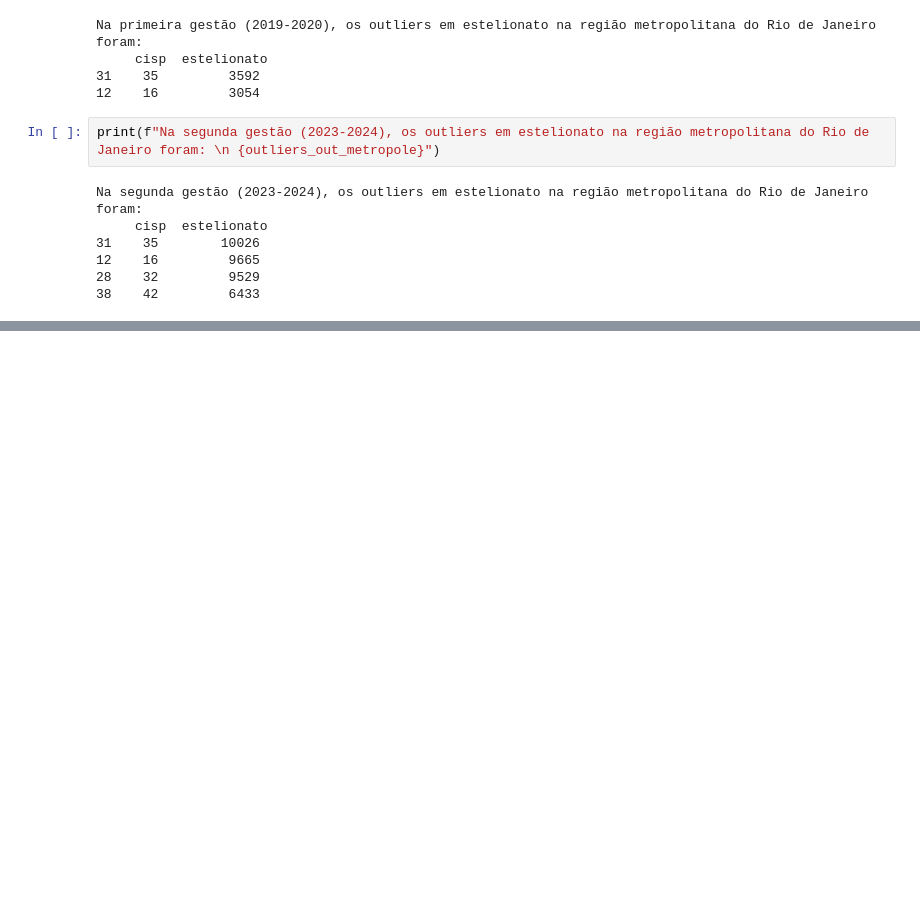
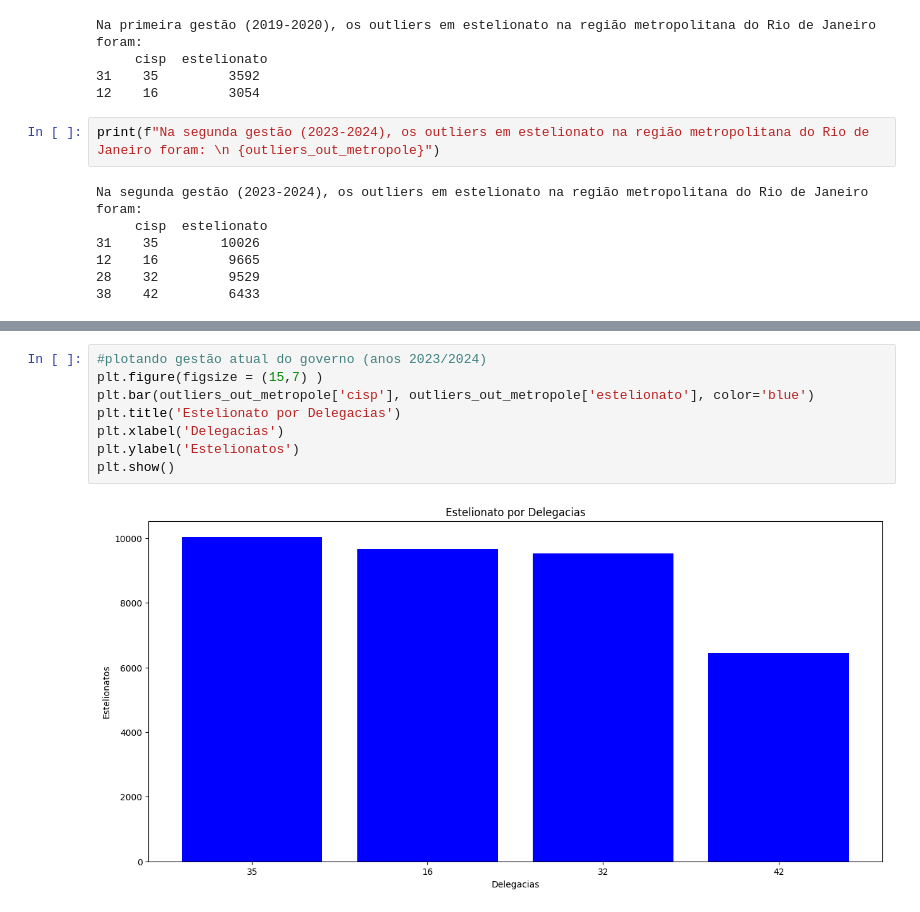
Before and after one commit to Luisfernandesbfr/aula_python_senac, a Jupyter notebook: desafio_aula2811.ipynb, the cells around one changed output, grey strips where cells are left out. Saved outputs shown, nothing was run; the diff lists cells and outputs as text; blank space fills up the shorter version.

```diff
--- a/desafio_aula2811.ipynb
+++ b/desafio_aula2811.ipynb
@@ -768,0 +809,10 @@ Na segunda gestão (2023-2024), os outliers em estelionato na região metropolit
+# %%
+#plotando gestão atual do governo (anos 2023/2024)
+plt.figure(figsize = (15,7) )
+plt.bar(outliers_out_metropole['cisp'], outliers_out_metropole['estelionato'], color='blue')
+plt.title('Estelionato por Delegacias')
+plt.xlabel('Delegacias')
+plt.ylabel('Estelionatos')
+plt.show()
+# %% [output]
+[figure, added]
```
Also changed, not shown: parts of 6 cells of this notebook.
